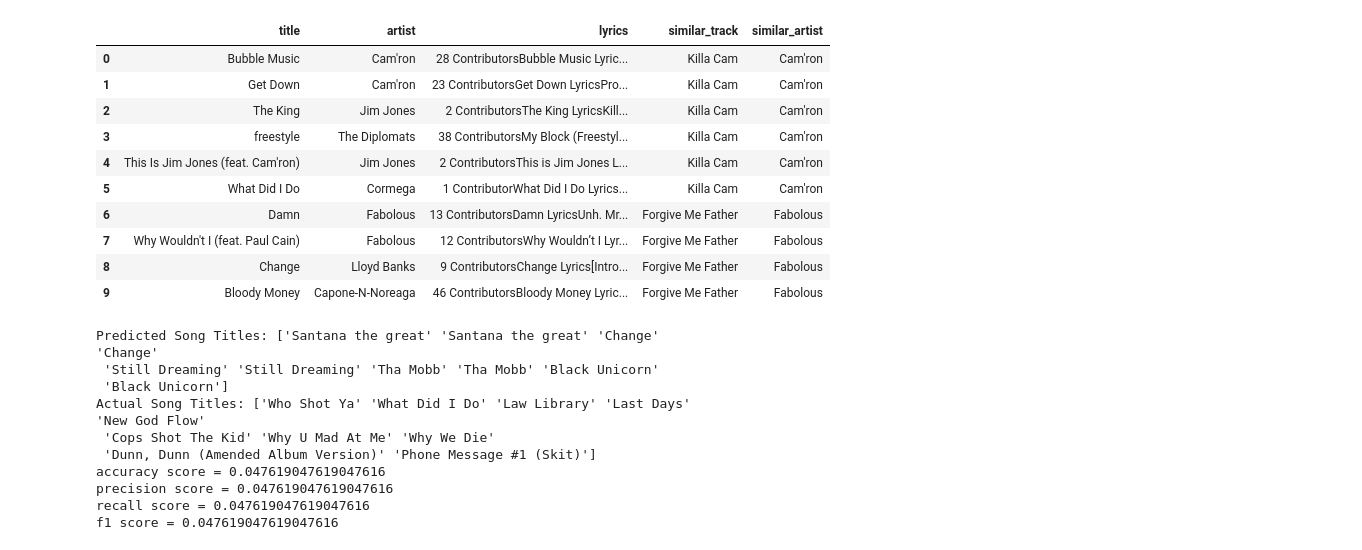
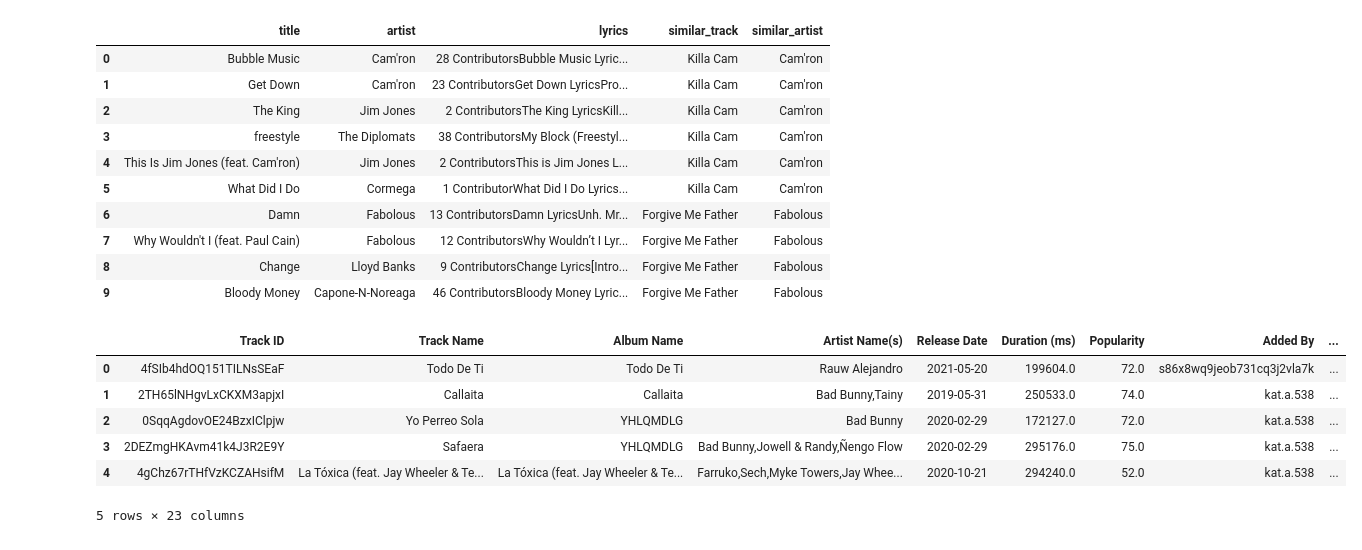
Before and after one commit to kathyaristi/NLP_Final, a Jupyter notebook: lastfm_api.ipynb, the cells around one changed output. Drawn from its saved outputs; the diff is of its cells as text; code cells hidden in the pictures.

```diff
--- a/lastfm_api.ipynb
+++ b/lastfm_api.ipynb
@@ -158,35 +158,14 @@ lyric_df[:10]
 | 7 | Why Wouldn't I (feat. Paul Cain) | Fabolous | 12 ContributorsWhy Wouldn’t I Lyr... | Forgive Me Father | Fabolous |
 | 8 | Change | Lloyd Banks | 9 ContributorsChange Lyrics[Intro... | Forgive Me Father | Fabolous |
 | 9 | Bloody Money | Capone-N-Noreaga | 46 ContributorsBloody Money Lyric... | Forgive Me Father | Fabolous |
-# %%
-y_pred =[]
-
-for test_plot in X_test:
-  y_pred.append(regression_model.predict(test_plot))
-
-#print(f"ypredict: {y_pred}")
-#print(f"labels {y_test}")
-predicted_song_titles = label_encoder.inverse_transform(y_pred)
-print(f"Predicted Song Titles: {predicted_song_titles[:10]}")
-print( f"Actual Song Titles: {label_encoder.inverse_transform(y_test[:10])}")
-
-a_score = accuracy_score(y_test, y_pred)
-p_score = precision_score(y_test, y_pred, average='weighted')
-r_score = recall_score(y_test, y_pred, average='weighted')
-f_score = f1_score(y_test, y_pred, average='weighted')
-#ocab_size = classifier.get_vocab_size()
-print(f"accuracy score = {a_score}")
-print(f"precision score = {p_score}")
-print(f"recall score = {r_score}")
-print(f"f1 score = {f_score}")
-# %% [output]
-Predicted Song Titles: ['Santana the great' 'Santana the great' 'Change' 'Change'
- 'Still Dreaming' 'Still Dreaming' 'Tha Mobb' 'Tha Mobb' 'Black Unicorn'
- 'Black Unicorn']
-Actual Song Titles: ['Who Shot Ya' 'What Did I Do' 'Law Library' 'Last Days' 'New God Flow'
- 'Cops Shot The Kid' 'Why U Mad At Me' 'Why We Die'
- 'Dunn, Dunn (Amended Album Version)' 'Phone Message #1 (Skit)']
-accuracy score = 0.047619047619047616
-precision score = 0.047619047619047616
-recall score = 0.047619047619047616
-f1 score = 0.047619047619047616
+# %%
+data_2k= pd.read_csv("data/combined.csv")
+data_2k.head()
+# %% [output]
+|  | Track ID | Track Name | Album Name | Artist Name(s) | Release Date | Duration (ms) | Popularity | Added By | ... |
+| 0 | 4fSIb4hdOQ151TILNsSEaF | Todo De Ti | Todo De Ti | Rauw Alejandro | 2021-05-20 | 199604.0 | 72.0 | s86x8wq9jeob731cq3j2vla7k | ... |
+| 1 | 2TH65lNHgvLxCKXM3apjxI | Callaita | Callaita | Bad Bunny,Tainy | 2019-05-31 | 250533.0 | 74.0 | kat.a.538 | ... |
+| 2 | 0SqqAgdovOE24BzxIClpjw | Yo Perreo Sola | YHLQMDLG | Bad Bunny | 2020-02-29 | 172127.0 | 72.0 | kat.a.538 | ... |
+| 3 | 2DEZmgHKAvm41k4J3R2E9Y | Safaera | YHLQMDLG | Bad Bunny,Jowell & Randy,Ñengo Flow | 2020-02-29 | 295176.0 | 75.0 | kat.a.538 | ... |
+| 4 | 4gChz67rTHfVzKCZAHsifM | La Tóxica (feat. Jay Wheeler & Te... | La Tóxica (feat. Jay Wheeler & Te... | Farruko,Sech,Myke Towers,Jay Whee... | 2020-10-21 | 294240.0 | 52.0 | kat.a.538 | ... |
+5 rows × 23 columns
```
Also changed, not shown: parts of 1 cell of this notebook, 3 other files.
